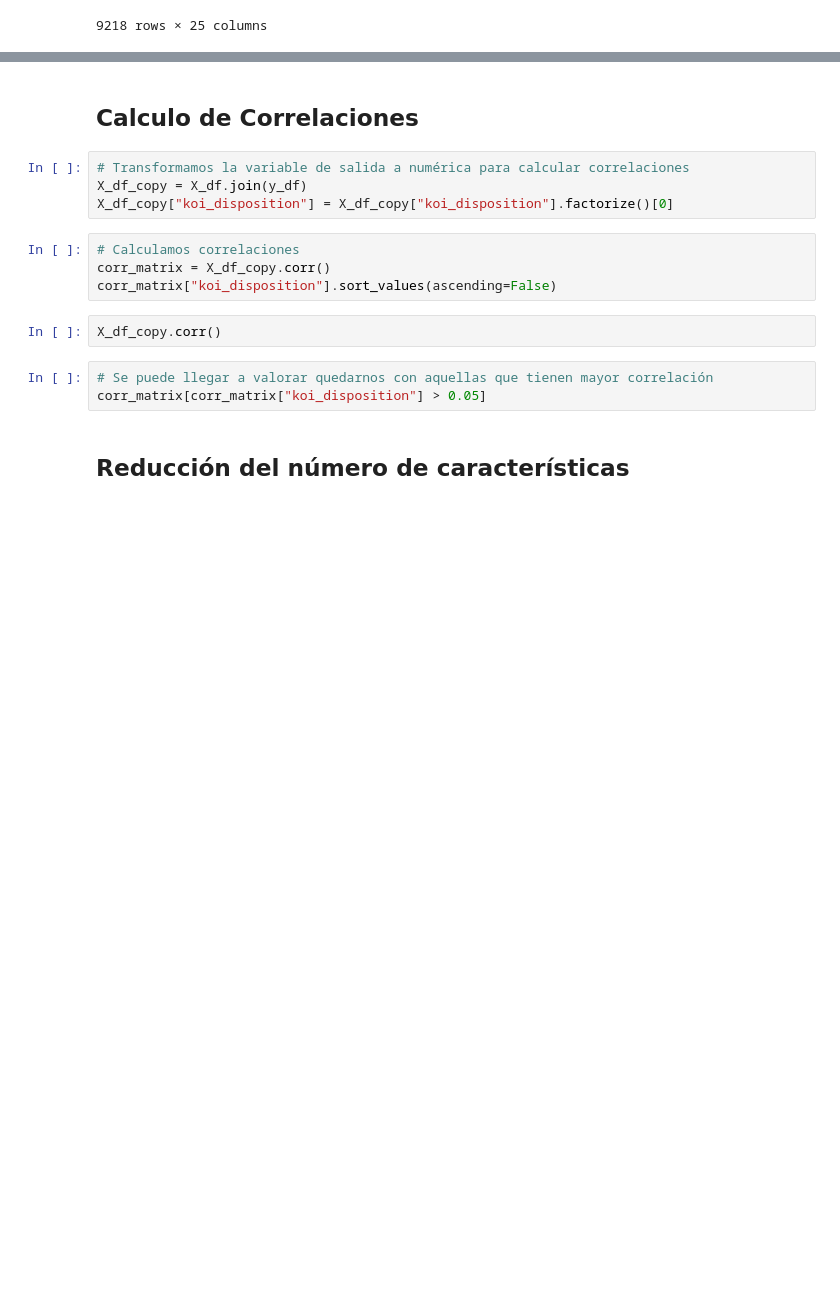
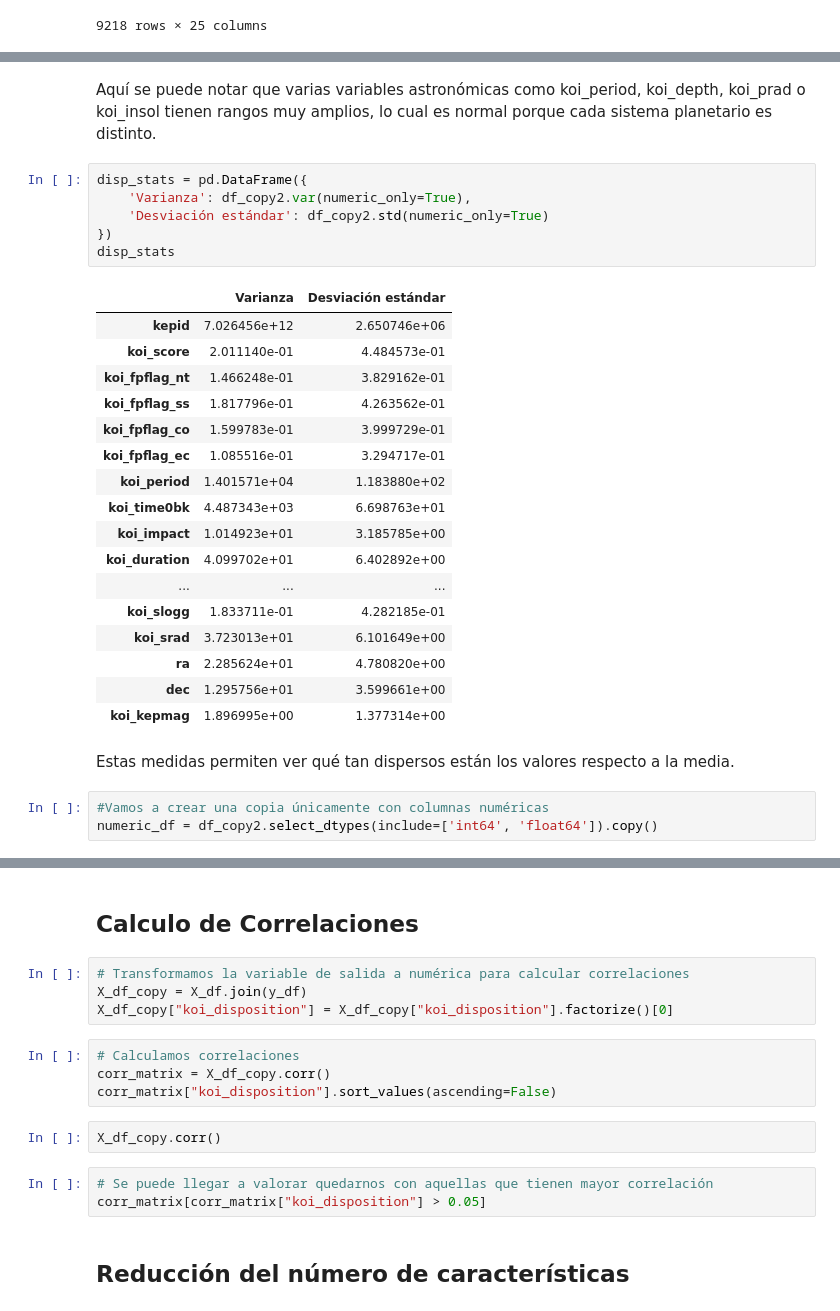
Before and after one commit to lvalencia232/KeplerExoplanet, a Jupyter notebook: kepler_exoplanet.ipynb, the cells around one changed output, grey strips where cells are left out. Saved outputs shown, nothing was run; the diff lists cells and outputs as text; blank space fills up the shorter version.

```diff
--- a/kepler_exoplanet.ipynb
+++ b/kepler_exoplanet.ipynb
@@ -364,0 +431,31 @@ df_copy2
+# %% [markdown]
+Aquí se puede notar que varias variables astronómicas como koi_period, koi_depth, koi_prad o koi_insol tienen rangos muy amplios, lo cual es normal porque cada sistema planetario es distinto.
+# %%
+disp_stats = pd.DataFrame({
+    'Varianza': df_copy2.var(numeric_only=True),
+    'Desviación estándar': df_copy2.std(numeric_only=True)
+})
+disp_stats
+# %% [output]
+|  | Varianza | Desviación estándar |
+| kepid | 7.026456e+12 | 2.650746e+06 |
+| koi_score | 2.011140e-01 | 4.484573e-01 |
+| koi_fpflag_nt | 1.466248e-01 | 3.829162e-01 |
+| koi_fpflag_ss | 1.817796e-01 | 4.263562e-01 |
+| koi_fpflag_co | 1.599783e-01 | 3.999729e-01 |
+| koi_fpflag_ec | 1.085516e-01 | 3.294717e-01 |
+| koi_period | 1.401571e+04 | 1.183880e+02 |
+| koi_time0bk | 4.487343e+03 | 6.698763e+01 |
+| koi_impact | 1.014923e+01 | 3.185785e+00 |
+| koi_duration | 4.099702e+01 | 6.402892e+00 |
+| ... | ... | ... |
+| koi_slogg | 1.833711e-01 | 4.282185e-01 |
+| koi_srad | 3.723013e+01 | 6.101649e+00 |
+| ra | 2.285624e+01 | 4.780820e+00 |
+| dec | 1.295756e+01 | 3.599661e+00 |
+| koi_kepmag | 1.896995e+00 | 1.377314e+00 |
+# %% [markdown]
+Estas medidas permiten ver qué tan dispersos están los valores respecto a la media.
+# %%
+#Vamos a crear una copia únicamente con columnas numéricas
+numeric_df = df_copy2.select_dtypes(include=['int64', 'float64']).copy()
```
Also changed, not shown: parts of 12 cells of this notebook.
